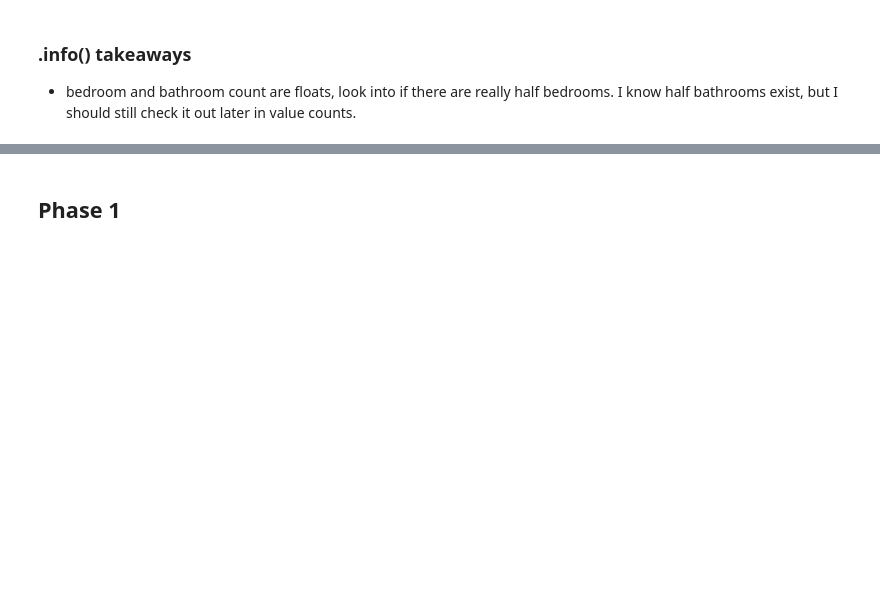
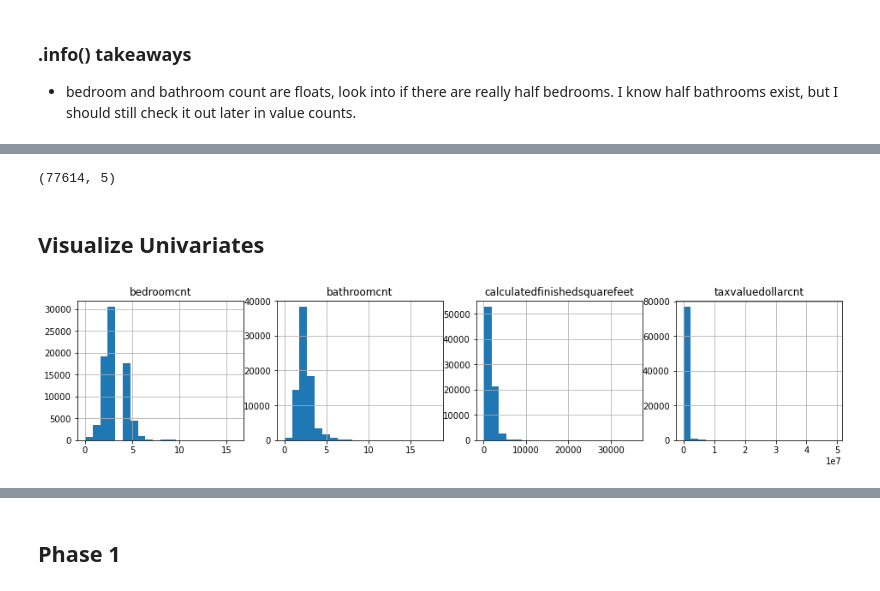
Before and after one commit to segovialori/regression-exercises, a Jupyter notebook: wrangle_zillow.ipynb, the cells around one changed output, grey strips where cells are left out. Cells and saved outputs as stored; diff of their text form; code cells hidden in the pictures; blank space fills up the shorter version.

```diff
--- a/wrangle_zillow.ipynb
+++ b/wrangle_zillow.ipynb
@@ -203,0 +282,17 @@ AttributeError: 'DataFrame' object has no attribute 'column'
+# %%
+df.shape
+# %% [output]
+(77614, 5)
+# %% [markdown]
+## Visualize Univariates
+# %%
+plt.figure(figsize=(16, 3))
+
+for i, col in enumerate(['bedroomcnt', 'bathroomcnt', 'calculatedfinishedsquarefeet', 'taxvaluedollarcnt']):
+    plot_number = i + 1 # i starts at 0, but plot nos should start at 1
+    series = df[col]
+    plt.subplot(1,4, plot_number)
+    plt.title(col)
+    series.hist(bins=20)
+# %% [output]
+[figure, added]
```
Also changed, not shown: parts of 138 cells of this notebook, 2 other files.
